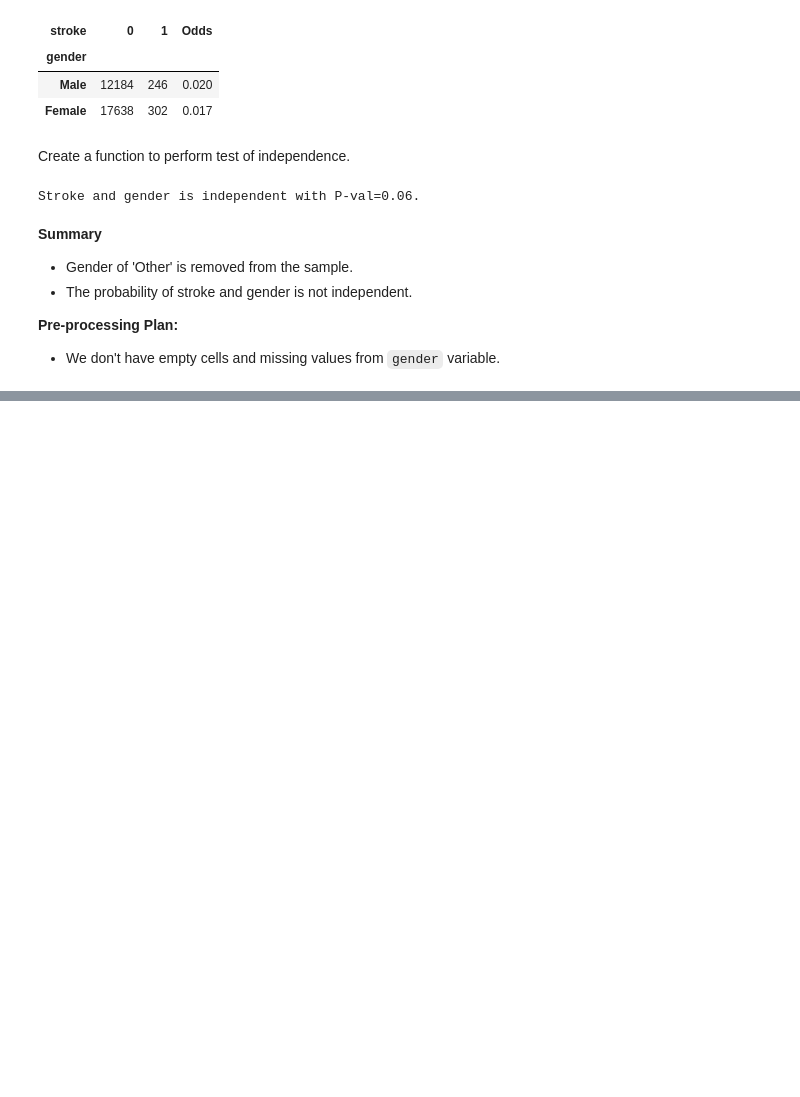
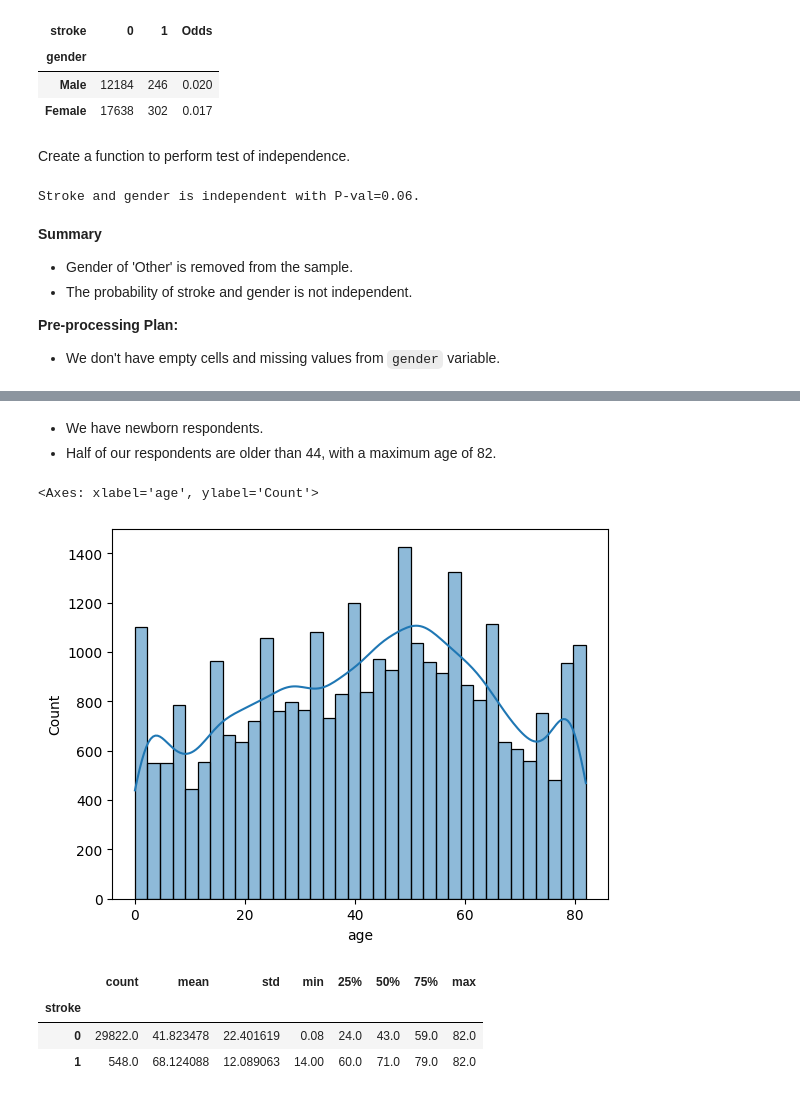
Before and after one commit to daniel-satria/credit_scoring, a Jupyter notebook: notebook/5.imbalancedSampe.ipynb, the cells around one changed output, grey strips where cells are left out. Saved outputs shown, nothing was run; the diff lists cells and outputs as text; code cells hidden in the pictures; blank space fills up the shorter version.

```diff
--- a/notebook/5.imbalancedSampe.ipynb
+++ b/notebook/5.imbalancedSampe.ipynb
@@ -363,0 +381,19 @@ Stroke and gender is independent with P-val=0.06.
+# %% [markdown]
+- We have newborn respondents.
+- Half of our respondents are older than 44, with a maximum age of 82.
+# %%
+# Distribution plot of age
+sns.histplot(data = data_train,
+             x = 'age',
+             kde = True)
+# %% [output]
+<Axes: xlabel='age', ylabel='Count'>
+[figure, added]
+# %%
+# Descriptive of age by response stroke
+data_train['age'].groupby(data_train[response_variable]).describe()
+# %% [output]
+|  | count | mean | std | min | 25% | 50% | 75% | max |
+| stroke |  |  |  |  |  |  |  |  |
+| 0 | 29822.0 | 41.823478 | 22.401619 | 0.08 | 24.0 | 43.0 | 59.0 | 82.0 |
+| 1 | 548.0 | 68.124088 | 12.089063 | 14.00 | 60.0 | 71.0 | 79.0 | 82.0 |
```
Also changed, not shown: parts of 20 cells of this notebook.
